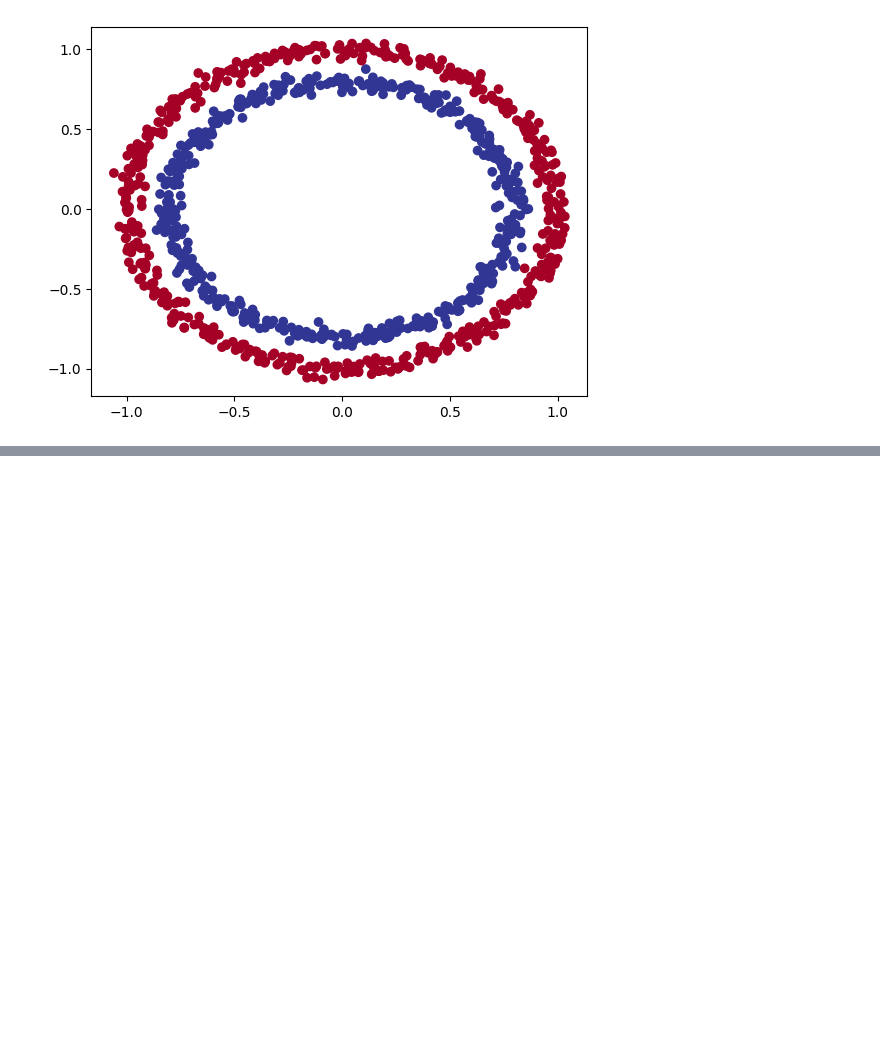
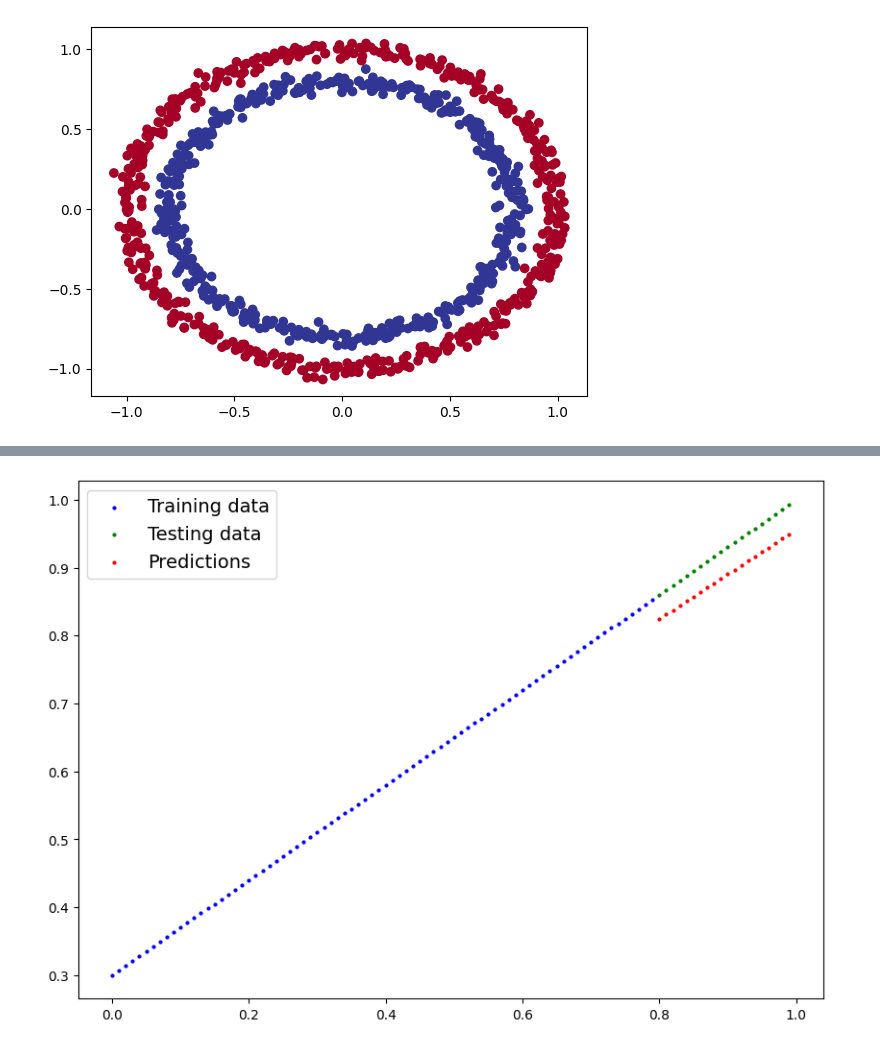
Before and after one commit to footballest/deep_learning_ninja, a Jupyter notebook: pytorch-deep-learning-main/my_notebooks/scratch_02_NN_classification.ipynb, the cells around one changed output, grey strips where cells are left out. Drawn from its saved outputs; the diff is of its cells as text; code cells hidden in the pictures; blank space fills up the shorter version.

```diff
--- a/pytorch-deep-learning-main/my_notebooks/scratch_02_NN_classification.ipynb
+++ b/pytorch-deep-learning-main/my_notebooks/scratch_02_NN_classification.ipynb
@@ -54,0 +575,8 @@ plt.scatter(X[:,0],
+# %%
+### model_1 has 2 input features whereas our regression problem has only 1
+## adjust the number of in_features of layer-1
+model_2 = nn.Sequential(
+    nn.Linear(1, 10),
+    nn.Linear(10, 10),
+    nn.Linear(10, 1)
+).to(device)
@@ -54,0 +610,28 @@ plt.scatter(X[:,0],
+# %%
+torch.manual_seed(42)
+
+epochs = 1000
+X_train_regression, y_train_regression = X_train_regression.to(device), y_train_regression.to(device)
+X_test_regression, y_test_regression = X_test_regression.to(device), y_test_regression.to(device)
+
+loss_fn = nn.L1Loss()
+optimizer = torch.optim.SGD(model_2.parameters(), lr=0.01)  # or Adam
+
+for epoch in range(epochs):
+    ### Terainig
+    model_2.train()
+
+    y_pred = model_2(X_train_regression)
+    loss = loss_fn(y_pred, y_train_regression)
+    optimizer.zero_grad()
+    loss.backward()
+    optimizer.step()
+
+    ### testing
+    model_2.eval()
+    with torch.inference_mode():
+        test_pred = model_2(X_test_regression)
+        test_loss = loss_fn(test_pred, y_test_regression)
+
+    if epoch % 100 == 0:
+        print(f"epoch: {epoch} | training loss: {loss} | test loss: {test_loss} | ")
@@ -54,0 +649,11 @@ plt.scatter(X[:,0],
+# %%
+model_2.eval()
+with torch.inference_mode():
+    y_preds = model_2(X_test_regression)
+plot_predictions(train_data=X_train_regression,
+                train_labels = y_train_regression,
+                test_data=X_test_regression,
+                test_labels=y_test_regression,
+                predictions=y_preds)
+# %% [output]
+[figure, added]
```
Also changed, not shown: parts of 100 cells of this notebook, 1 other file.
